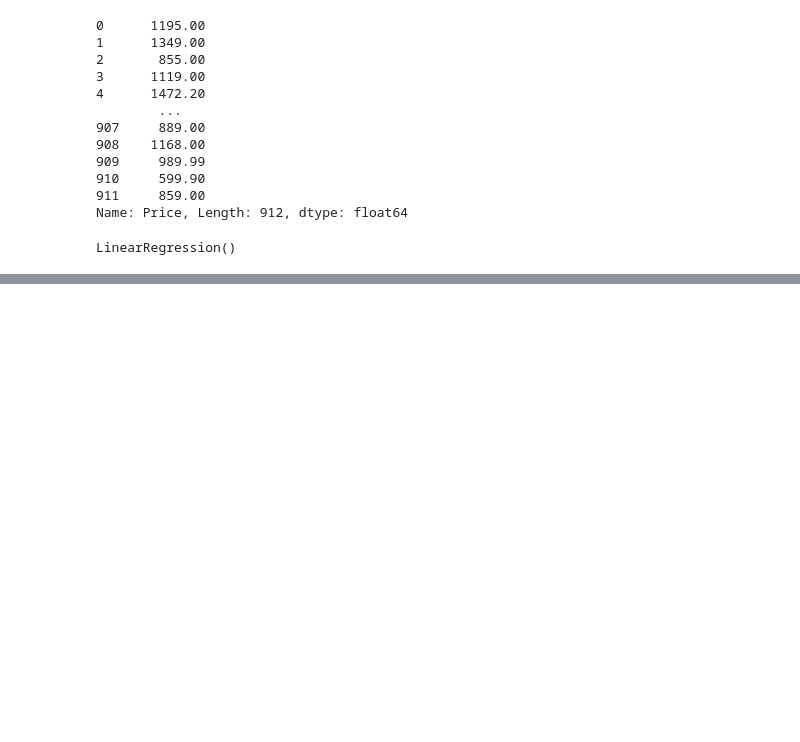
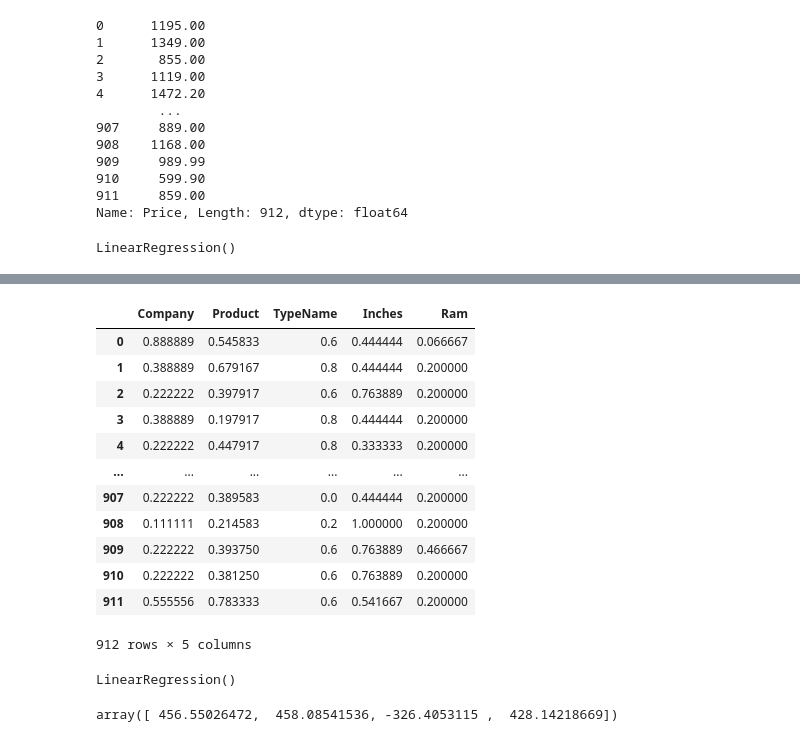
Before and after one commit to w-dan/ML-practica1, a Jupyter notebook: practica1.ipynb, the cells around one changed output, grey strips where cells are left out. Cells and saved outputs as stored; diff of their text form; code cells hidden in the pictures; blank space fills up the shorter version.

```diff
--- a/practica1.ipynb
+++ b/practica1.ipynb
@@ -92,0 +115,28 @@ array([ 25.3639036 ,   0.95434462, -65.2810623 ,  59.4641926 ])
+# %%
+df_train[['Company', 'Product', 'TypeName', 'Inches', 'Ram']] = MinMaxScaler().fit_transform(df_train[['Company', 'Product', 'TypeName', 'Inches', 'Ram']])
+X = df_train[['Company', 'Product', 'TypeName', 'Inches', 'Ram']]            # 'Product' es mucho menos relevante que las demas
+X                                                                            # dataframe normalizado [0, 1]
+# %% [output]
+|  | Company | Product | TypeName | Inches | Ram |
+| 0 | 0.888889 | 0.545833 | 0.6 | 0.444444 | 0.066667 |
+| 1 | 0.388889 | 0.679167 | 0.8 | 0.444444 | 0.200000 |
+| 2 | 0.222222 | 0.397917 | 0.6 | 0.763889 | 0.200000 |
+| 3 | 0.388889 | 0.197917 | 0.8 | 0.444444 | 0.200000 |
+| 4 | 0.222222 | 0.447917 | 0.8 | 0.333333 | 0.200000 |
+| ... | ... | ... | ... | ... | ... |
+| 907 | 0.222222 | 0.389583 | 0.0 | 0.444444 | 0.200000 |
+| 908 | 0.111111 | 0.214583 | 0.2 | 1.000000 | 0.200000 |
+| 909 | 0.222222 | 0.393750 | 0.6 | 0.763889 | 0.466667 |
+| 910 | 0.222222 | 0.381250 | 0.6 | 0.763889 | 0.200000 |
+| 911 | 0.555556 | 0.783333 | 0.6 | 0.541667 | 0.200000 |
+912 rows × 5 columns
+# %%
+X = df_train[['Company', 'Product', 'TypeName', 'Inches']]
+reg.fit(X, y)
+# %% [output]
+LinearRegression()
+# %%
+reg.predict(X)
+reg.coef_           # parece que product es mucho mas relevante tras normalizar, por que?
+# %% [output]
+array([ 456.55026472,  458.08541536, -326.4053115 ,  428.14218669])
```
Also changed, not shown: parts of 9 cells of this notebook.
